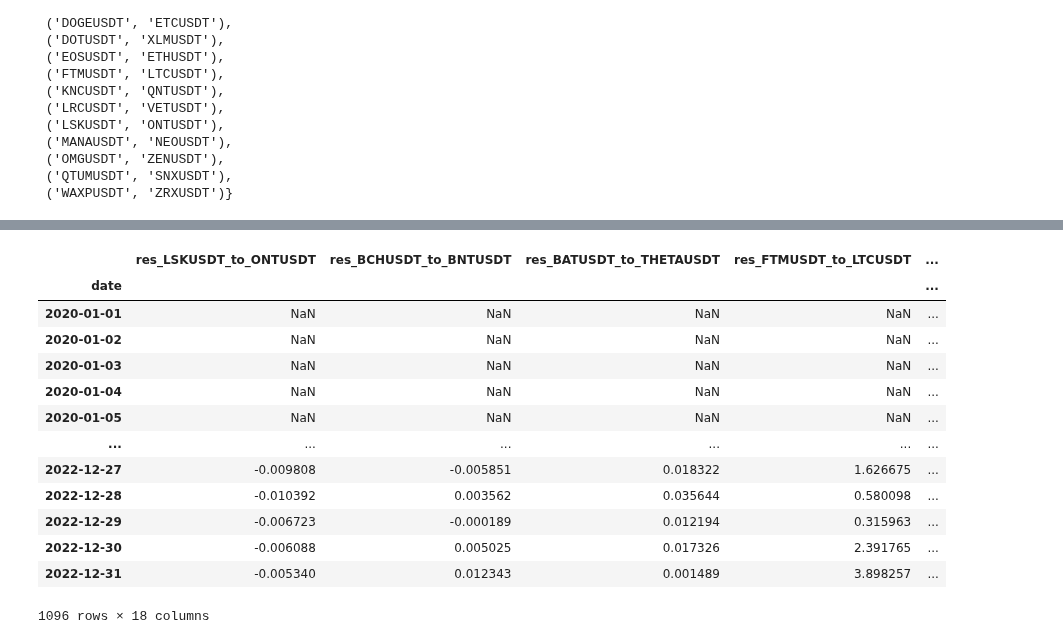
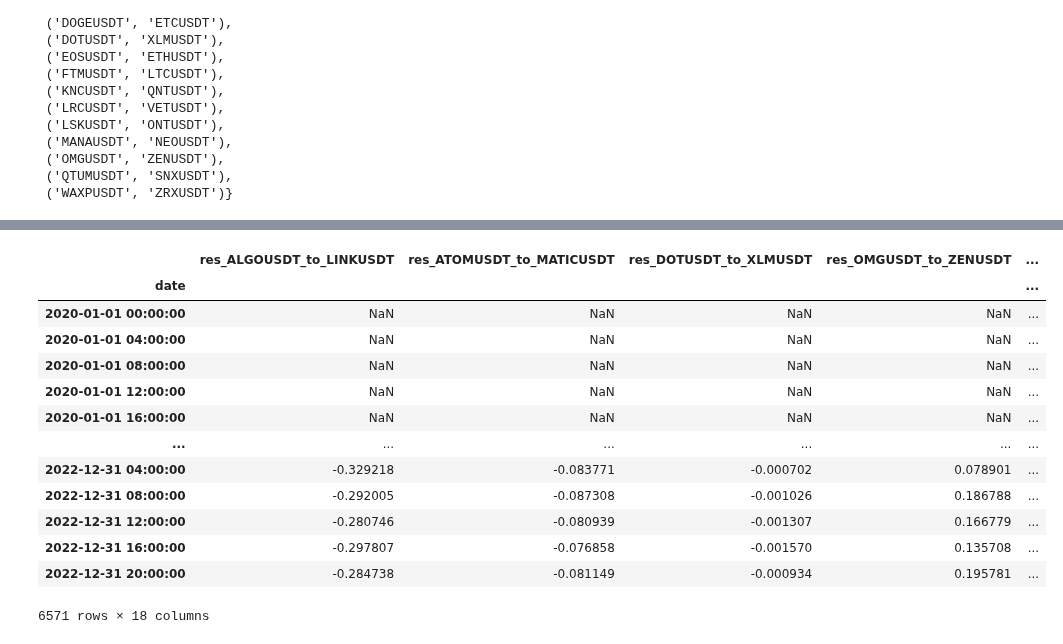
Before and after one commit to wbchristerson/jn-learning, a Jupyter notebook: strategy_7_many_pairs_trading.ipynb, the cells around one changed output, grey strips where cells are left out. Saved outputs shown, nothing was run; the diff lists cells and outputs as text; code cells hidden in the pictures.

Commit message:
continue implementing strategy with multiple pairs of correlated coins

```diff
--- a/strategy_7_many_pairs_trading.ipynb
+++ b/strategy_7_many_pairs_trading.ipynb
@@ -59,7 +59,9 @@ def get_price_data_for_universe(freq, start_date):
 
     return px_data
 # %%
-data_freq = '1d'
+data_freq = '4h'
+look_back_window_size = 30 * 6
+look_back_min_periods = 10 * 6
 
 px_data = get_price_data_for_universe(data_freq, '2020-01-01')
 # %% [output]
@@ -91,7 +108,12 @@ px_close = px_close.astype(float)
 # %%
-px_close_in_sample = px_close.loc[:"2022-12-31"]
-px_close_out_sample = px_close.loc["2023-01-01":]
+in_sample_end = pd.to_datetime("2022-12-31 20:00:00")
+out_sample_start = in_sample_end + pd.DateOffset(hours=4)
+
+px_close_in_sample = px_close.loc[:in_sample_end]
+px_close_out_sample = px_close.loc[out_sample_start:]
+
 px_close_in_sample
+# px_close_out_sample
 # %% [output]
 |  | BTCUSDT | ETHUSDT | XRPUSDT | BCHUSDT | LTCUSDT | EOSUSDT | BNBUSDT | XLMUSDT | TRXUSDT | ADAUSDT | ... | ... |
 | date |  |  |  |  |  |  |  |  |  |  |  | ... |
@@ -184,7 +206,7 @@ high_corr_pairs
  ('QTUMUSDT', 'SNXUSDT'),
  ('WAXPUSDT', 'ZRXUSDT')}
 # %%
-def get_beta_alpha_residuals(px_close_in_sample, high_corr_pairs, interval):
+def get_beta_alpha_residuals(px_close_in_sample, high_corr_pairs, interval, look_back_min_periods):
     beta_dict = dict()
     alpha_dict = dict()
     residual_dict = dict()
@@ -192,13 +214,13 @@ def get_beta_alpha_residuals(px_close_in_sample, high_corr_pairs, interval):
     for coin_a, coin_b in high_corr_pairs:
         px_coin_a = px_close_in_sample[coin_a]
         px_coin_b = px_close_in_sample[coin_b]
-        cov_a_b = px_coin_a.rolling(window=interval, min_periods=1).cov(px_coin_b)
-        var_a = px_coin_a.rolling(window=interval, min_periods=1).var()
+        cov_a_b = px_coin_a.rolling(window=interval, min_periods=look_back_min_periods).cov(px_coin_b)
+        var_a = px_coin_a.rolling(window=interval, min_periods=look_back_min_periods).var()
         beta_a_to_b = cov_a_b / var_a
         beta_dict["beta_" + coin_a + "_to_" + coin_b] = beta_a_to_b
 
-        a_mean = px_coin_a.rolling(window=30, min_periods=1).mean()
-        b_mean = px_coin_b.rolling(window=30, min_periods=1).mean()
+        a_mean = px_coin_a.rolling(window=interval, min_periods=look_back_min_periods).mean()
+        b_mean = px_coin_b.rolling(window=interval, min_periods=look_back_min_periods).mean()
         alpha_a_to_b = b_mean - a_mean * beta_a_to_b
         alpha_dict["alpha_" + coin_a + "_to_" + coin_b] = alpha_a_to_b
 
@@ -266,18 +288,19 @@ px_close_in_sample['OMGUSDT'].plot()
 # %%
-beta_df, alpha_df, residual_df = get_beta_alpha_residuals(px_close_in_sample, high_corr_pairs, 30)
+beta_df, alpha_df, residual_df = get_beta_alpha_residuals(
+    px_close_in_sample, high_corr_pairs, look_back_window_size, look_back_min_periods)
 residual_df
 # %% [output]
-|  | res_LSKUSDT_to_ONTUSDT | res_BCHUSDT_to_BNTUSDT | res_BATUSDT_to_THETAUSDT | res_FTMUSDT_to_LTCUSDT | ... |
+|  | res_ALGOUSDT_to_LINKUSDT | res_ATOMUSDT_to_MATICUSDT | res_DOTUSDT_to_XLMUSDT | res_OMGUSDT_to_ZENUSDT | ... |
 | date |  |  |  |  | ... |
-| 2020-01-01 | NaN | NaN | NaN | NaN | ... |
-| 2020-01-02 | NaN | NaN | NaN | NaN | ... |
-| 2020-01-03 | NaN | NaN | NaN | NaN | ... |
-| 2020-01-04 | NaN | NaN | NaN | NaN | ... |
-| 2020-01-05 | NaN | NaN | NaN | NaN | ... |
+| 2020-01-01 00:00:00 | NaN | NaN | NaN | NaN | ... |
+| 2020-01-01 04:00:00 | NaN | NaN | NaN | NaN | ... |
+| 2020-01-01 08:00:00 | NaN | NaN | NaN | NaN | ... |
+| 2020-01-01 12:00:00 | NaN | NaN | NaN | NaN | ... |
+| 2020-01-01 16:00:00 | NaN | NaN | NaN | NaN | ... |
 | ... | ... | ... | ... | ... | ... |
-| 2022-12-27 | -0.009808 | -0.005851 | 0.018322 | 1.626675 | ... |
-| 2022-12-28 | -0.010392 | 0.003562 | 0.035644 | 0.580098 | ... |
-| 2022-12-29 | -0.006723 | -0.000189 | 0.012194 | 0.315963 | ... |
-| 2022-12-30 | -0.006088 | 0.005025 | 0.017326 | 2.391765 | ... |
-| 2022-12-31 | -0.005340 | 0.012343 | 0.001489 | 3.898257 | ... |
+| 2022-12-31 04:00:00 | -0.329218 | -0.083771 | -0.000702 | 0.078901 | ... |
+| 2022-12-31 08:00:00 | -0.292005 | -0.087308 | -0.001026 | 0.186788 | ... |
+| 2022-12-31 12:00:00 | -0.280746 | -0.080939 | -0.001307 | 0.166779 | ... |
+| 2022-12-31 16:00:00 | -0.297807 | -0.076858 | -0.001570 | 0.135708 | ... |
+| 2022-12-31 20:00:00 | -0.284738 | -0.081149 | -0.000934 | 0.195781 | ... |
-1096 rows × 18 columns
+6571 rows × 18 columns
```
Also changed, not shown: parts of 22 cells of this notebook.
